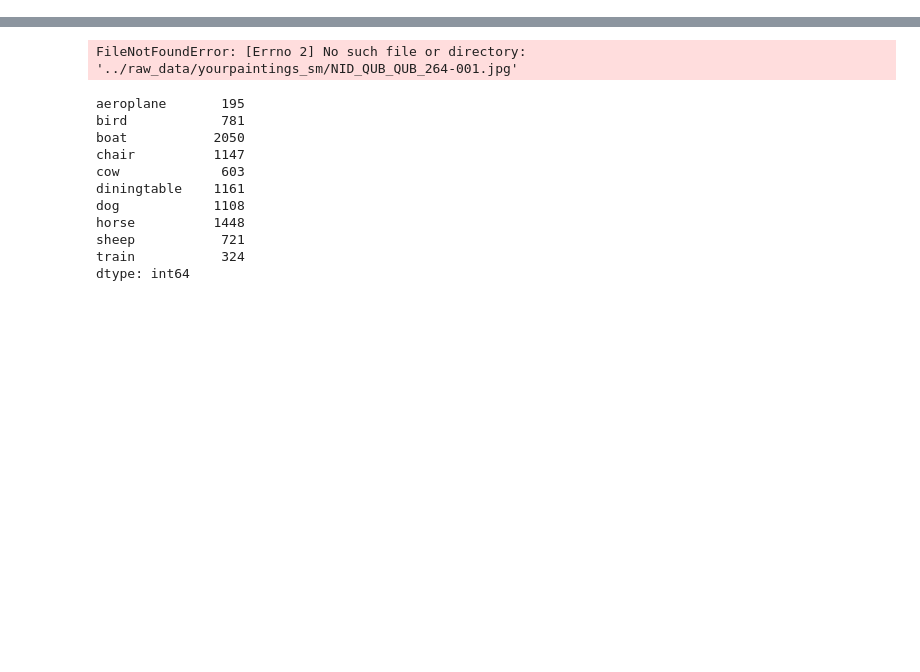
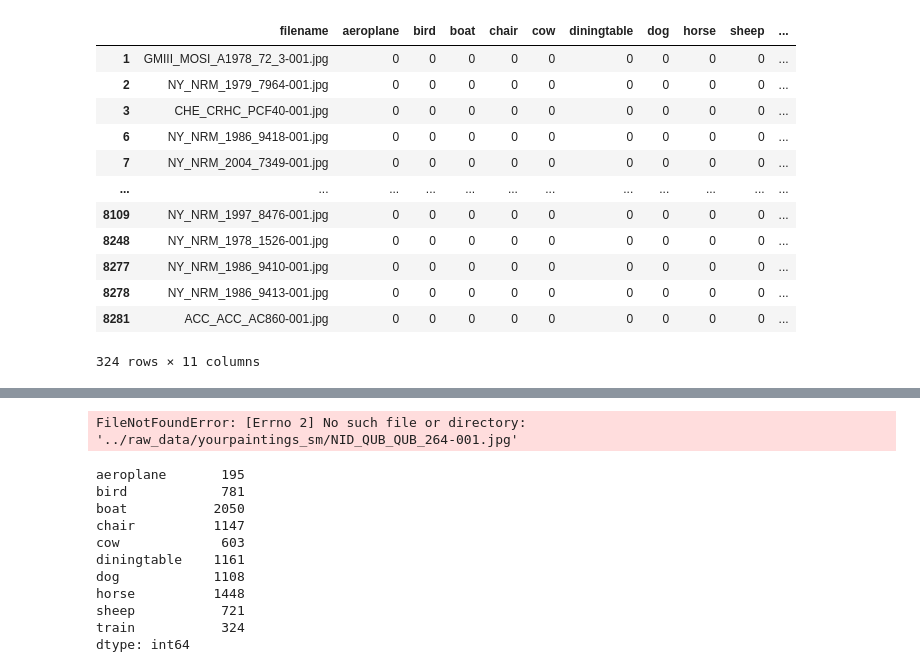
Before and after one commit to erniesg/Art-API, a Jupyter notebook: notebooks/sampling.ipynb, the cells around one changed output, grey strips where cells are left out. Drawn from its saved outputs; the diff is of its cells as text; code cells hidden in the pictures; blank space fills up the shorter version.

```diff
--- a/notebooks/sampling.ipynb
+++ b/notebooks/sampling.ipynb
@@ -11,0 +175,16 @@ print(config.PATH_YOURPAINTINGS_SM)
+# %%
+cls
+# %% [output]
+|  | filename | aeroplane | bird | boat | chair | cow | diningtable | dog | horse | sheep | ... |
+| 1 | GMIII_MOSI_A1978_72_3-001.jpg | 0 | 0 | 0 | 0 | 0 | 0 | 0 | 0 | 0 | ... |
+| 2 | NY_NRM_1979_7964-001.jpg | 0 | 0 | 0 | 0 | 0 | 0 | 0 | 0 | 0 | ... |
+| 3 | CHE_CRHC_PCF40-001.jpg | 0 | 0 | 0 | 0 | 0 | 0 | 0 | 0 | 0 | ... |
+| 6 | NY_NRM_1986_9418-001.jpg | 0 | 0 | 0 | 0 | 0 | 0 | 0 | 0 | 0 | ... |
+| 7 | NY_NRM_2004_7349-001.jpg | 0 | 0 | 0 | 0 | 0 | 0 | 0 | 0 | 0 | ... |
+| ... | ... | ... | ... | ... | ... | ... | ... | ... | ... | ... | ... |
+| 8109 | NY_NRM_1997_8476-001.jpg | 0 | 0 | 0 | 0 | 0 | 0 | 0 | 0 | 0 | ... |
+| 8248 | NY_NRM_1978_1526-001.jpg | 0 | 0 | 0 | 0 | 0 | 0 | 0 | 0 | 0 | ... |
+| 8277 | NY_NRM_1986_9410-001.jpg | 0 | 0 | 0 | 0 | 0 | 0 | 0 | 0 | 0 | ... |
+| 8278 | NY_NRM_1986_9413-001.jpg | 0 | 0 | 0 | 0 | 0 | 0 | 0 | 0 | 0 | ... |
+| 8281 | ACC_ACC_AC860-001.jpg | 0 | 0 | 0 | 0 | 0 | 0 | 0 | 0 | 0 | ... |
+324 rows × 11 columns
```
Also changed, not shown: parts of 51 cells of this notebook.
